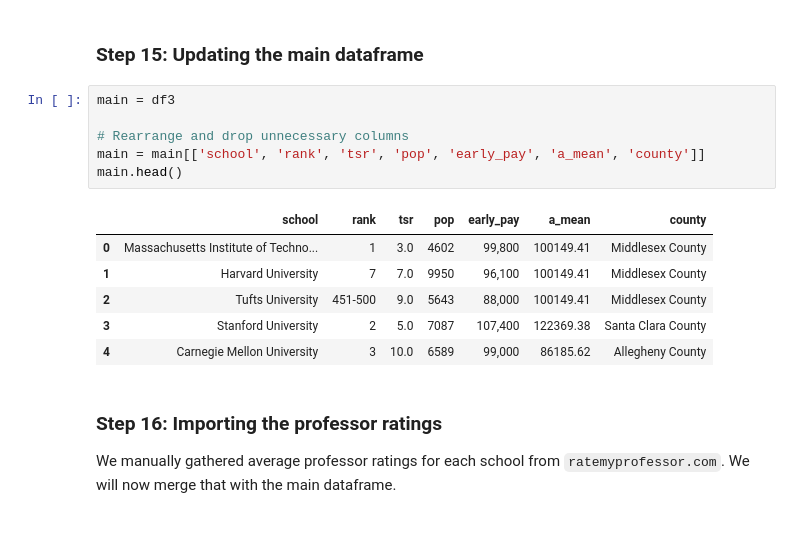
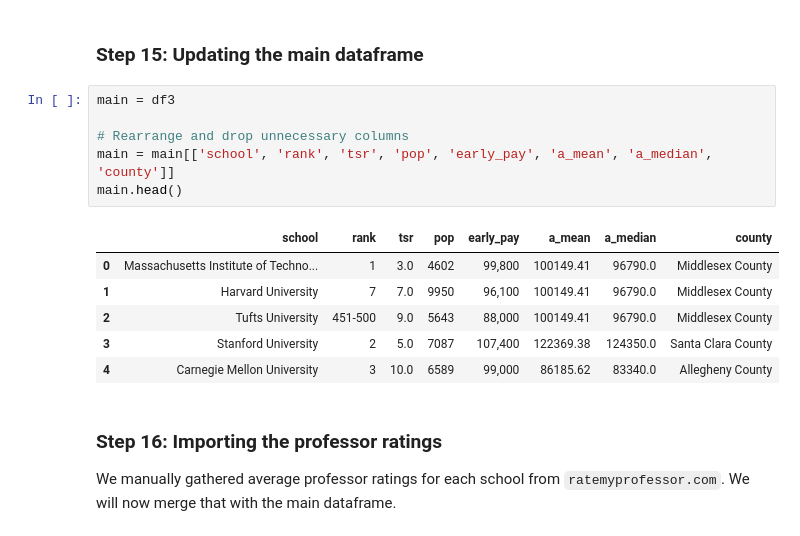
Before and after one commit to tangteresa/INFO2950-Project, a Jupyter notebook: Phase II Data Cleaning.ipynb, the cells around one changed output. Cells and saved outputs as stored; diff of their text form.

Commit message:
median data analysis, wrote up data limitations/description

```diff
--- a/Phase II Data Cleaning.ipynb
+++ b/Phase II Data Cleaning.ipynb
@@ -632,16 +632,16 @@ df3.head()
 # %%
 main = df3
 
 # Rearrange and drop unnecessary columns
-main = main[['school', 'rank', 'tsr', 'pop', 'early_pay', 'a_mean', 'county']]
+main = main[['school', 'rank', 'tsr', 'pop', 'early_pay', 'a_mean', 'a_median', 'county']]
 main.head()
 # %% [output]
-|  | school | rank | tsr | pop | early_pay | a_mean | county |
-| 0 | Massachusetts Institute of Techno... | 1 | 3.0 | 4602 | 99,800 | 100149.41 | Middlesex County |
-| 1 | Harvard University | 7 | 7.0 | 9950 | 96,100 | 100149.41 | Middlesex County |
-| 2 | Tufts University | 451-500 | 9.0 | 5643 | 88,000 | 100149.41 | Middlesex County |
-| 3 | Stanford University | 2 | 5.0 | 7087 | 107,400 | 122369.38 | Santa Clara County |
-| 4 | Carnegie Mellon University | 3 | 10.0 | 6589 | 99,000 | 86185.62 | Allegheny County |
+|  | school | rank | tsr | pop | early_pay | a_mean | a_median | county |
+| 0 | Massachusetts Institute of Techno... | 1 | 3.0 | 4602 | 99,800 | 100149.41 | 96790.0 | Middlesex County |
+| 1 | Harvard University | 7 | 7.0 | 9950 | 96,100 | 100149.41 | 96790.0 | Middlesex County |
+| 2 | Tufts University | 451-500 | 9.0 | 5643 | 88,000 | 100149.41 | 96790.0 | Middlesex County |
+| 3 | Stanford University | 2 | 5.0 | 7087 | 107,400 | 122369.38 | 124350.0 | Santa Clara County |
+| 4 | Carnegie Mellon University | 3 | 10.0 | 6589 | 99,000 | 86185.62 | 83340.0 | Allegheny County |
 # %% [markdown]
 ### Step 16: Importing the professor ratings
 We manually gathered average professor ratings for each school from `ratemyprofessor.com`. We will now merge that with the main dataframe.
```
Also changed, not shown: parts of 14 cells of this notebook, 1 other file.
